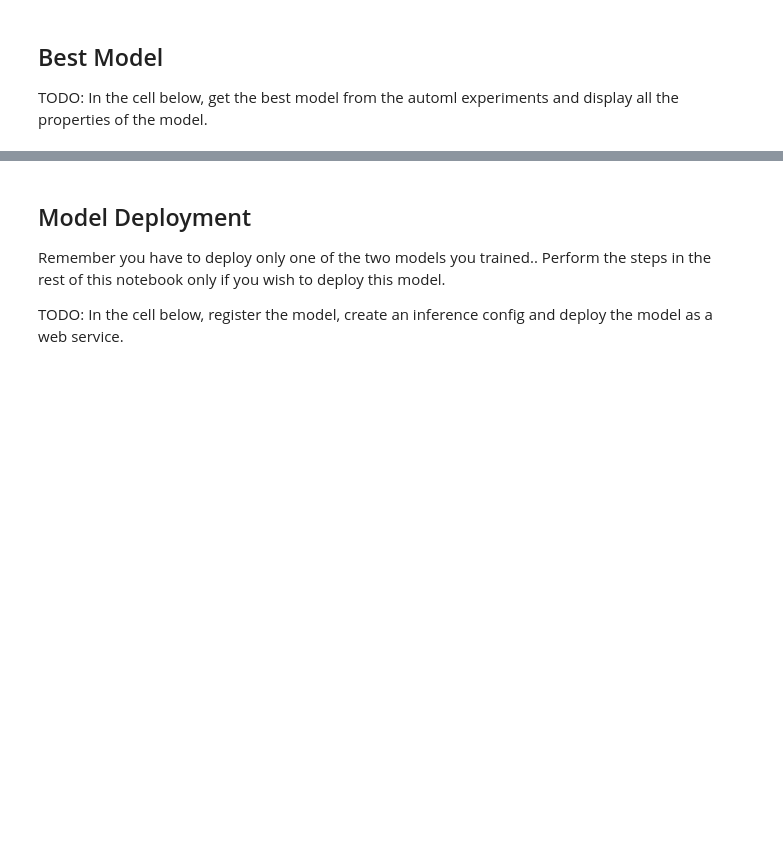
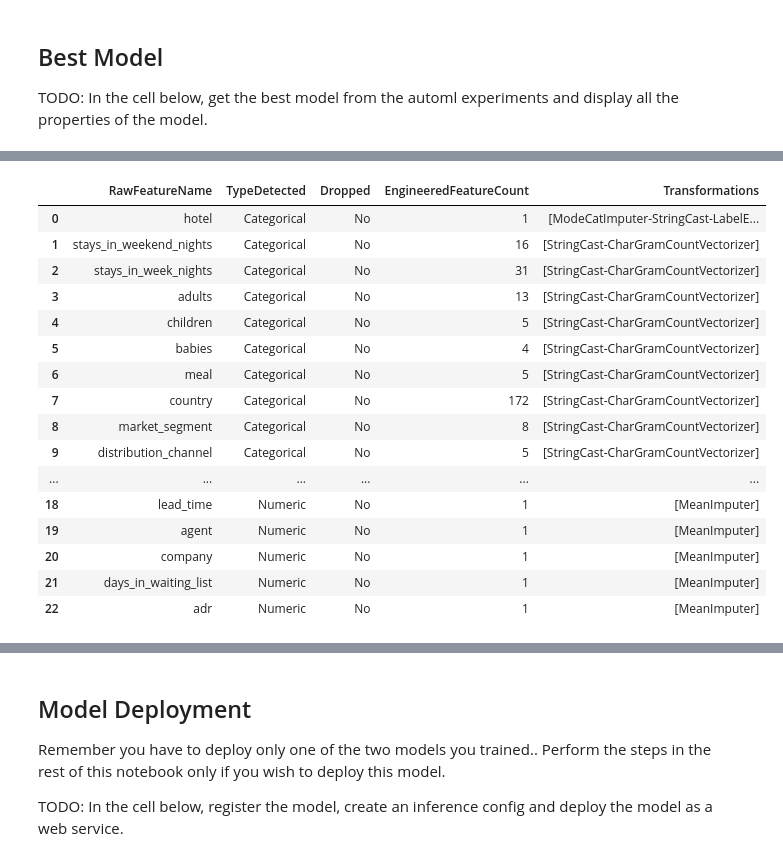
Before and after one commit to ketcx/mle-capstone-project, a Jupyter notebook: automl.ipynb, the cells around one changed output, grey strips where cells are left out. Cells and saved outputs as stored; diff of their text form; code cells hidden in the pictures; blank space fills up the shorter version.

```diff
--- a/automl.ipynb
+++ b/automl.ipynb
@@ -158,4 +185,26 @@ fitted_model:
          verbose=False)
+# %%
+featurizer = fitted_model.named_steps['datatransformer']
+df_f = featurizer.get_featurization_summary()
+pd.DataFrame(data=df_f)
+# %% [output]
+|  | RawFeatureName | TypeDetected | Dropped | EngineeredFeatureCount | Transformations |
+| 0 | hotel | Categorical | No | 1 | [ModeCatImputer-StringCast-LabelE... |
+| 1 | stays_in_weekend_nights | Categorical | No | 16 | [StringCast-CharGramCountVectorizer] |
+| 2 | stays_in_week_nights | Categorical | No | 31 | [StringCast-CharGramCountVectorizer] |
+| 3 | adults | Categorical | No | 13 | [StringCast-CharGramCountVectorizer] |
+| 4 | children | Categorical | No | 5 | [StringCast-CharGramCountVectorizer] |
+| 5 | babies | Categorical | No | 4 | [StringCast-CharGramCountVectorizer] |
+| 6 | meal | Categorical | No | 5 | [StringCast-CharGramCountVectorizer] |
+| 7 | country | Categorical | No | 172 | [StringCast-CharGramCountVectorizer] |
+| 8 | market_segment | Categorical | No | 8 | [StringCast-CharGramCountVectorizer] |
+| 9 | distribution_channel | Categorical | No | 5 | [StringCast-CharGramCountVectorizer] |
+| ... | ... | ... | ... | ... | ... |
+| 18 | lead_time | Numeric | No | 1 | [MeanImputer] |
+| 19 | agent | Numeric | No | 1 | [MeanImputer] |
+| 20 | company | Numeric | No | 1 | [MeanImputer] |
+| 21 | days_in_waiting_list | Numeric | No | 1 | [MeanImputer] |
+| 22 | adr | Numeric | No | 1 | [MeanImputer] |
 # %%
 best_run
 # %% [output]
```
Also changed, not shown: parts of 21 cells of this notebook, 1 other file.
